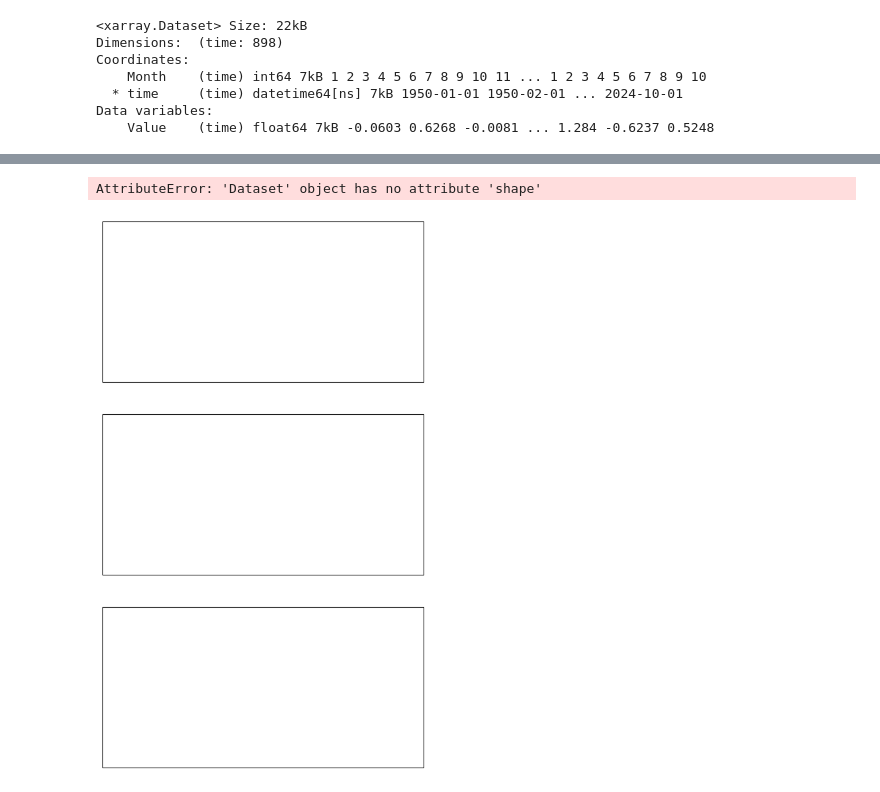
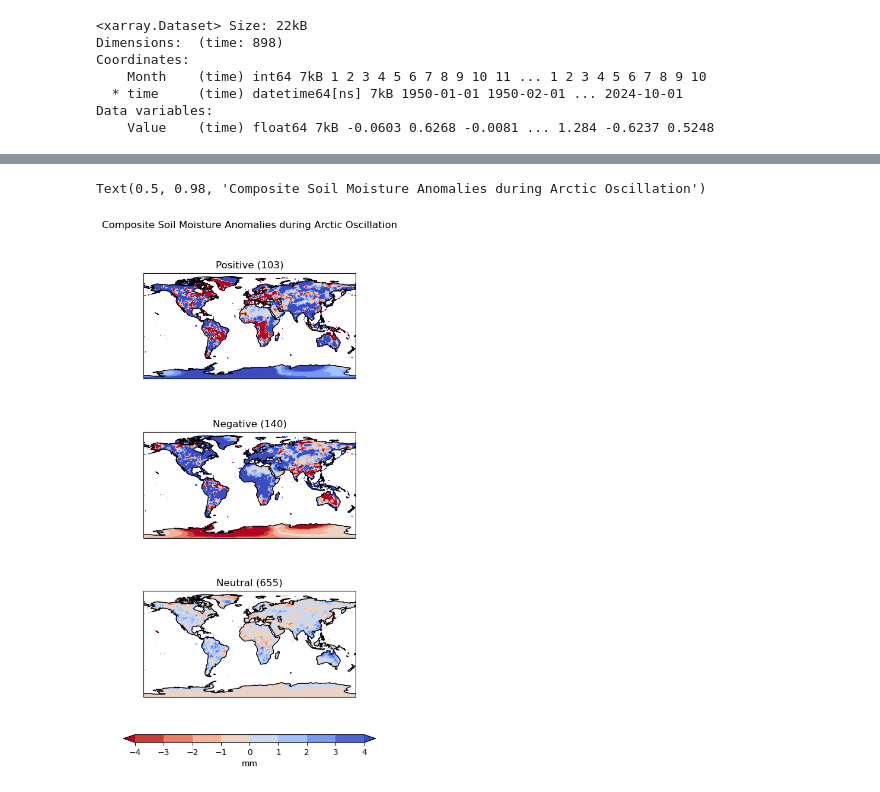
Before and after one commit to wapratt/Assignment3, a Jupyter notebook: Assignment3.ipynb, the cells around one changed output, grey strips where cells are left out. Saved outputs shown, nothing was run; the diff lists cells and outputs as text; code cells hidden in the pictures.

```diff
--- a/Assignment3.ipynb
+++ b/Assignment3.ipynb
@@ -32,7 +69,6 @@ Data variables:
 # %%
+#Open soils data and match to arctic oscillation data
 ds_soil = xr.open_dataset('/home/wpratt3/Clim680/Data/soilw.mon.mean.v2.nc.1')
-ds_soil_slice = ds_soil.sel(time=slice(da_ao['time'][0],da_ao['time'][-1]))
-ds_climo = ds_soil_slice.groupby('time.month').mean()
-ds_anoms = ds_soil_slice.groupby('time.month')-ds_climo
-ds_anoms
+ds_soil_slice = ds_soil.soilw.sel(time=slice(da_ao['time'][0],da_ao['time'][-1]))
+ds_soil_slice
 # %% [output]
@@ -48,13 +92,0 @@ Data variables:
-# %%
-#Categorize the arctic oscillation by month
-positive = da_ao.where(da_ao['Value'] >= 1)
-negative = da_ao.where(da_ao['Value'] <= -1)
-neutral = da_ao.where((da_ao['Value'] >= -1) & (da_ao['Value'] <= 1))
-
-positive_counts = positive.count(dim='time').values
-negative_counts = negative.count(dim='time').values
-neutral_counts = neutral.count(dim='time').values
-
-counts= [positive_counts,
-        negative_counts,
-        neutral_counts]
@@ -86,6 +122,6 @@ comp_soil
 # %%
 labels=['Positive','Negative', 'Neutral']
-clevs = np.arange(-2.0,2.1,0.25)
+clevs = np.arange(-4.0,4.1,1)
 
 # Define the figure and each axis for the 3 rows and 3 columns
 fig, axs = plt.subplots(nrows=3,ncols=1,
@@ -103,46 +139,45 @@ for i,ao in enumerate(comp_soil):
         data = comp_soil[i]
 
         # Add the cyclic point
         data,lons = add_cyclic_point(data,coord=comp_soil[i]['lon'])
 
         # Contour plot
         cs=axs[i].contourf(lons,comp_soil[i]['lat'],data,clevs,
                           transform = ccrs.PlateCarree(),
-                          cmap='BrBG',extend='both')
+                          cmap='coolwarm_r',
+                          extend='both')
 
        # Longitude labels
-        axs[i].set_xticks(np.arange(-180,181,60), crs=ccrs.PlateCarree())
-        lon_formatter = cticker.LongitudeFormatter()
-        axs[i].xaxis.set_major_formatter(lon_formatter)
+        #axs[i].set_xticks(np.arange(-180,181,60), crs=ccrs.PlateCarree())
+        #lon_formatter = cticker.LongitudeFormatter()
+        #axs[i].xaxis.set_major_formatter(lon_formatter)
 
         # Latitude labels
-        axs[i].set_yticks(np.arange(-90,91,30), crs=ccrs.PlateCarree())
-        lat_formatter = cticker.LatitudeFormatter()
-        axs[i].yaxis.set_major_formatter(lat_formatter)
+        #axs[i].set_yticks(np.arange(-90,91,30), crs=ccrs.PlateCarree())
+        #lat_formatter = cticker.LatitudeFormatter()
+        #axs[i].yaxis.set_major_formatter(lat_formatter)
 
-
-        # Title each subplot with the name of the season
+        # Title each subplot with the name of the arctic oscillation period
         axs[i].set_title(labels[i]+' ('+str(counts[i])+')')
 
         # Draw the coastines for each subplot
         axs[i].coastlines()
 
-# Adjust the location of the subplots
-# on the page to make room for the colorbar
+# Adjust the location of the subplots on the page to make room for the colorbar
 fig.subplots_adjust(bottom=0.25, top=0.9, left=0.05, right=0.95,
                     wspace=0.1, hspace=0.5)
 
 # Add a colorbar axis at the bottom of the graph
 cbar_ax = fig.add_axes([0.25, 0.18, 0.5, 0.012])
 
 # Draw the colorbar
 cbar = fig.colorbar(cs,cax=cbar_ax,orientation='horizontal',label='mm')
 
 # Add a big title at the top
 plt.suptitle('Composite Soil Moisture Anomalies during Arctic Oscillation')
 # %% [output]
-AttributeError: 'Dataset' object has no attribute 'shape'
+Text(0.5, 0.98, 'Composite Soil Moisture Anomalies during Arctic Oscillation')
-[figure, old version]
+[figure, new version]
 # %%
 diff_soil =[positive_soil-neutral_soil,
              negative_soil-neutral_soil]
```
Also changed, not shown: parts of 10 cells of this notebook.
